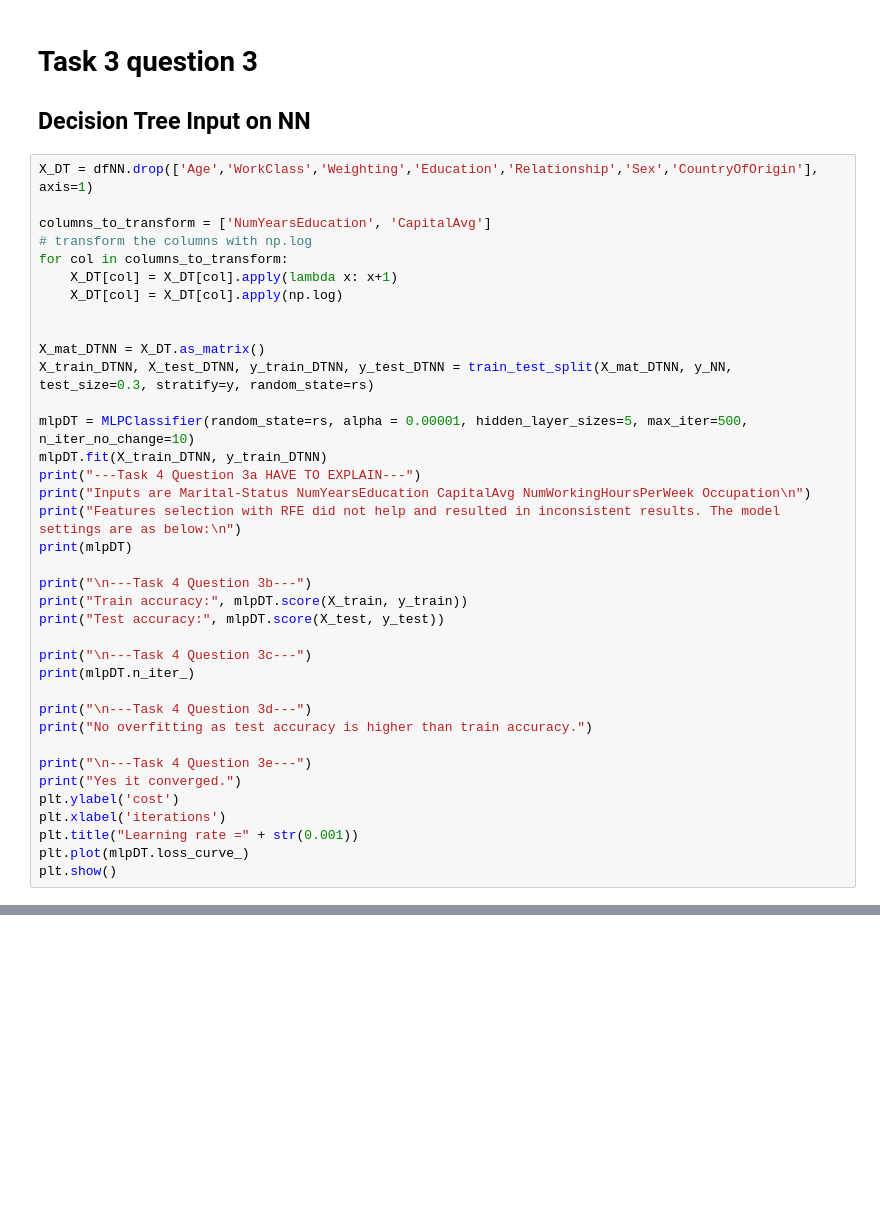
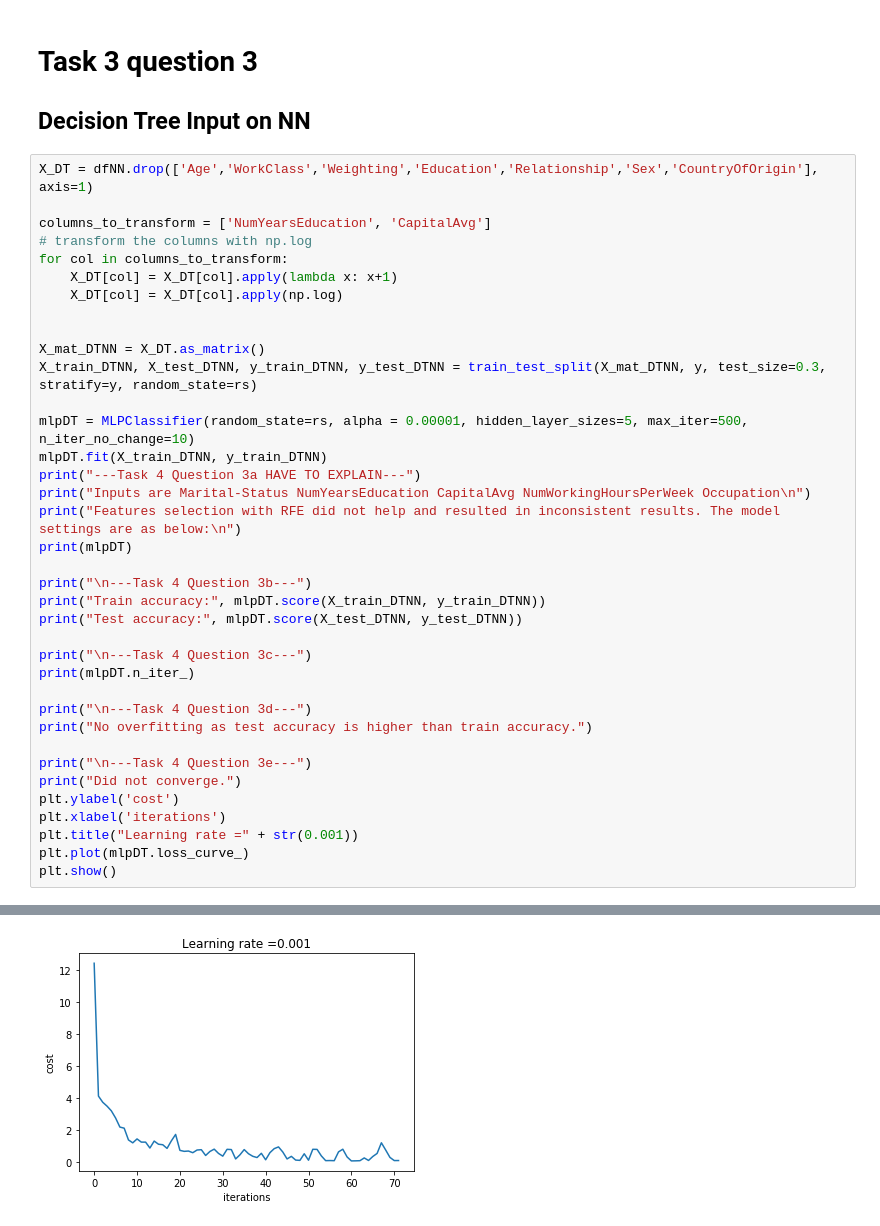
Before and after one commit to Wesleyzxc/DataMining, a Jupyter notebook: DMProj1.ipynb, the cells around one changed output, grey strips where cells are left out. Saved outputs shown, nothing was run; the diff lists cells and outputs as text; blank space fills up the shorter version.

```diff
--- a/DMProj1.ipynb
+++ b/DMProj1.ipynb
@@ -712,7 +759,7 @@ for col in columns_to_transform:
 
 
 X_mat_DTNN = X_DT.as_matrix()
-X_train_DTNN, X_test_DTNN, y_train_DTNN, y_test_DTNN = train_test_split(X_mat_DTNN, y_NN, test_size=0.3, stratify=y, random_state=rs)
+X_train_DTNN, X_test_DTNN, y_train_DTNN, y_test_DTNN = train_test_split(X_mat_DTNN, y, test_size=0.3, stratify=y, random_state=rs)
 
 mlpDT = MLPClassifier(random_state=rs, alpha = 0.00001, hidden_layer_sizes=5, max_iter=500, n_iter_no_change=10)
 mlpDT.fit(X_train_DTNN, y_train_DTNN)
@@ -722,8 +769,8 @@ print("Features selection with RFE did not help and resulted in inconsistent res
 print(mlpDT)
 
 print("\n---Task 4 Question 3b---")
-print("Train accuracy:", mlpDT.score(X_train, y_train))
-print("Test accuracy:", mlpDT.score(X_test, y_test))
+print("Train accuracy:", mlpDT.score(X_train_DTNN, y_train_DTNN))
+print("Test accuracy:", mlpDT.score(X_test_DTNN, y_test_DTNN))
 
 print("\n---Task 4 Question 3c---")
 print(mlpDT.n_iter_)
@@ -732,9 +779,10 @@ print("\n---Task 4 Question 3d---")
 print("No overfitting as test accuracy is higher than train accuracy.")
 
 print("\n---Task 4 Question 3e---")
-print("Yes it converged.")
+print("Did not converge.")
 plt.ylabel('cost')
 plt.xlabel('iterations')
 plt.title("Learning rate =" + str(0.001))
 plt.plot(mlpDT.loss_curve_)
 plt.show()
+# %% [output]
@@ -740,0 +806 @@ plt.show()
+[figure, added]
```
Also changed, not shown: parts of 14 cells of this notebook.
